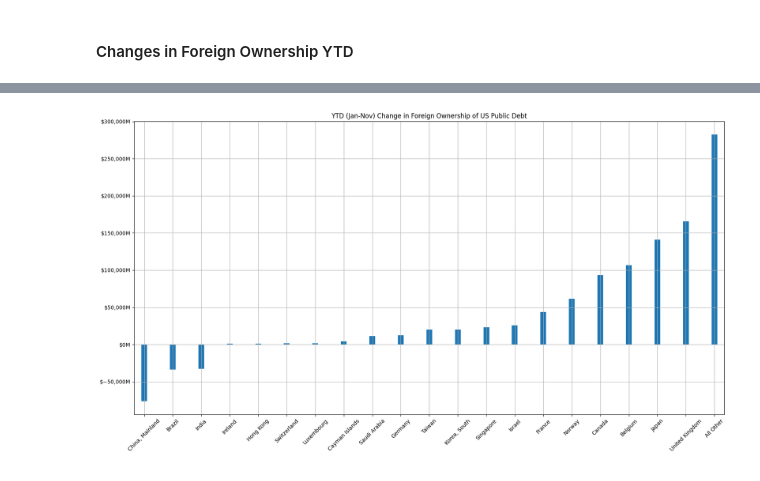
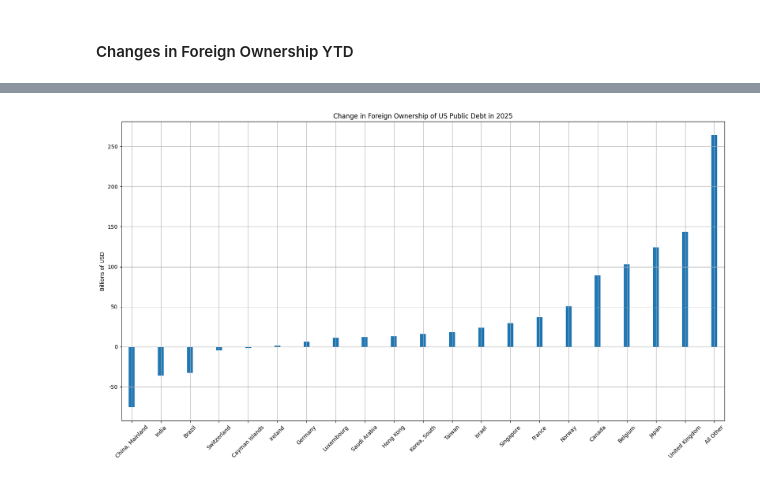
Before and after one commit to ilchen/US_Economic_Data_Analysis, a Jupyter notebook: Fed_Public_Debt_Holders.ipynb, the cells around one changed output, grey strips where cells are left out. Saved outputs shown, nothing was run; the diff lists cells and outputs as text; code cells hidden in the pictures.

Commit message:
Updated with full 2025 year data on foreign ownership

```diff
--- a/Fed_Public_Debt_Holders.ipynb
+++ b/Fed_Public_Debt_Holders.ipynb
@@ -380,8 +380,10 @@ df.style.hide(axis='index').format('{:+,.0f}M').set_table_styles([{'selector':'.
 # %%
-ax = df.iloc[-1].dropna().plot.bar(figsize=(20,10), grid=True, rot=45, width=0.2,
-                          title=f'YTD ({tic_tbl5.index[-num_months]:%b}-{tic_tbl5.index[-1]:%b}) Change in Foreign Ownership of US Public Debt')
+graph_title = 'Change in Foreign Ownership of US Public Debt'
+graph_title = f'YTD ({tic_tbl5.index[-num_months]:%b}-{tic_tbl5.index[-1]:%b}) ' + graph_title if num_months < 12\
+        else graph_title + f' in {tic_tbl5.index[-1].year}'
+ax = df.iloc[-1].dropna().plot.bar(figsize=(20,10), grid=True, rot=45, width=0.2, ylabel=LEFT_Y_AXIS_LABEL, title=graph_title)
 # Please uncomment if you want full names rather than ticker names
 # ax.set_xticklabels([ticker_to_name[ticker] for ticker in cap_chg.iloc[-cut_off:].index], rotation=45, ha='right')
-ax.yaxis.set_major_formatter('${x:,.0f}M')
+ax.yaxis.set_major_formatter(mtick.FuncFormatter(lambda x, _: f'{x/1000:,.0f}'))
 # %% [output]
-[figure, old version]
+[figure, new version]
```
Also changed, not shown: parts of 8 cells of this notebook, 1 other file.
